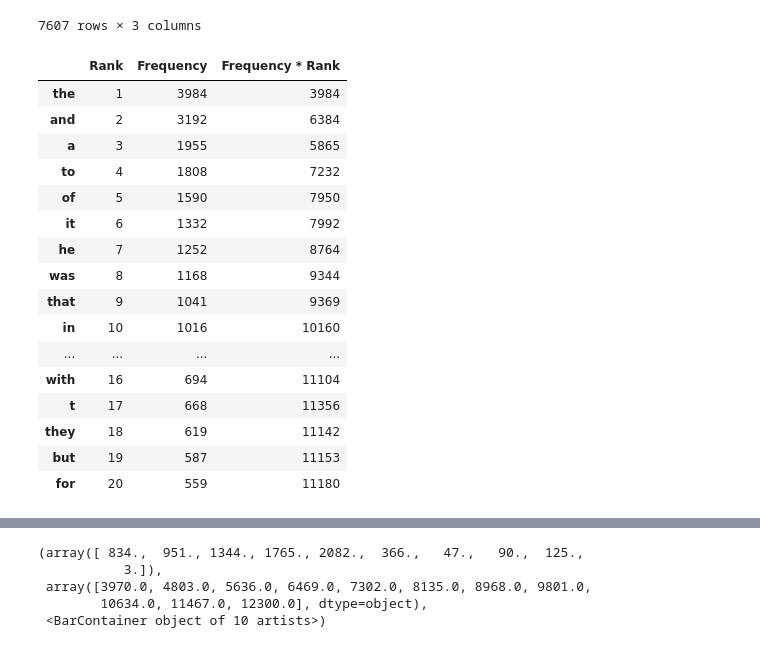
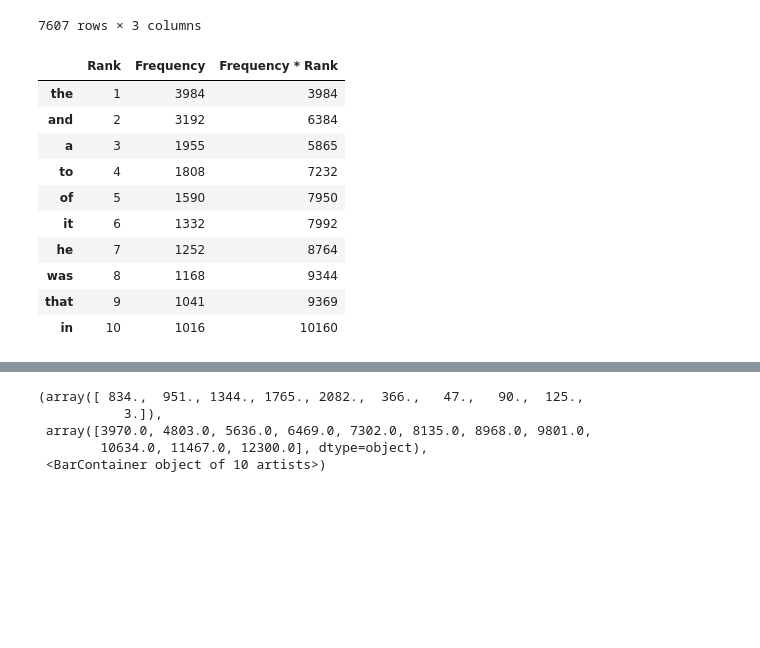
Before and after one commit to t-nakatani/M1_zenki, a Jupyter notebook: 言語情報学/pynb/hw1.ipynb, the cells around one changed output, grey strips where cells are left out. Saved outputs shown, nothing was run; the diff lists cells and outputs as text; code cells hidden in the pictures; blank space fills up the shorter version.

```diff
--- a/言語情報学/pynb/hw1.ipynb
+++ b/言語情報学/pynb/hw1.ipynb
@@ -77,23 +67,17 @@ df
 | newsletter | 7607 | 1 | 7607 |
 7607 rows × 3 columns
 # %%
-df.head(20)
+df.head(10)
 # %% [output]
 |  | Rank | Frequency | Frequency * Rank |
 | the | 1 | 3984 | 3984 |
 | and | 2 | 3192 | 6384 |
 | a | 3 | 1955 | 5865 |
 | to | 4 | 1808 | 7232 |
 | of | 5 | 1590 | 7950 |
 | it | 6 | 1332 | 7992 |
 | he | 7 | 1252 | 8764 |
 | was | 8 | 1168 | 9344 |
 | that | 9 | 1041 | 9369 |
 | in | 10 | 1016 | 10160 |
-| ... | ... | ... | ... |
-| with | 16 | 694 | 11104 |
-| t | 17 | 668 | 11356 |
-| they | 18 | 619 | 11142 |
-| but | 19 | 587 | 11153 |
-| for | 20 | 559 | 11180 |
 # %%
```
Also changed, not shown: parts of 8 cells of this notebook.
